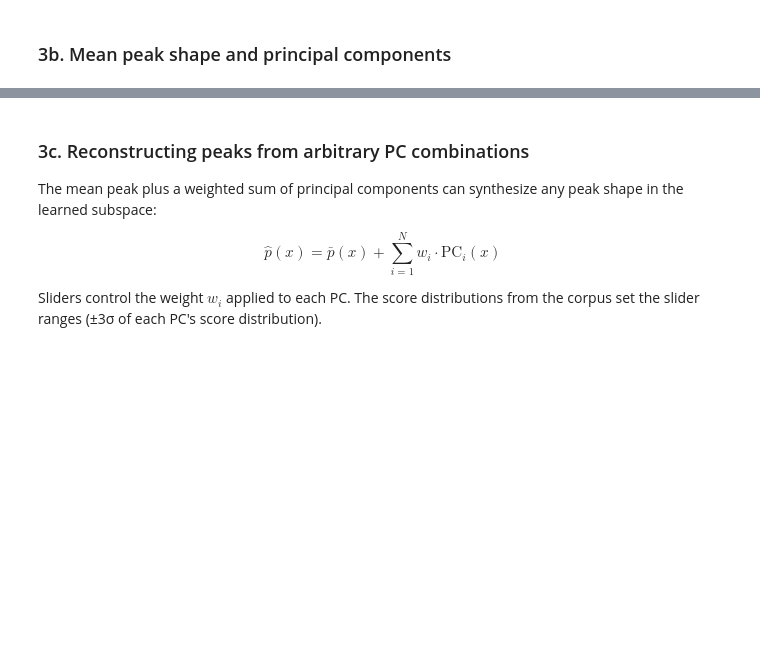
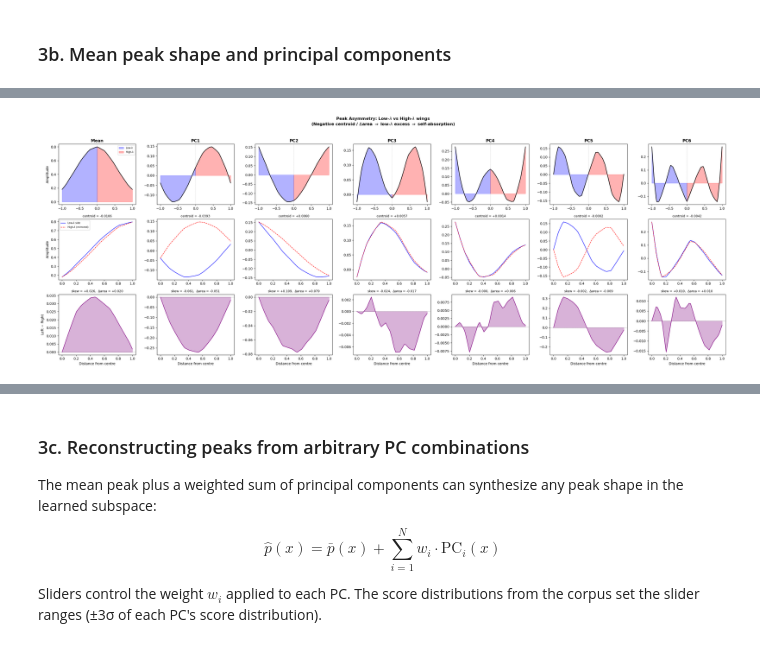
Before and after one commit to MWhitta/alibz, a Jupyter notebook: peaky_demo_v1.ipynb, the cells around one changed output, grey strips where cells are left out. Saved outputs shown, nothing was run; the diff lists cells and outputs as text; code cells hidden in the pictures; blank space fills up the shorter version.

```diff
--- a/peaky_demo_v1.ipynb
+++ b/peaky_demo_v1.ipynb
@@ -378,0 +394,92 @@ plt.show()
+# %%
+def asymmetry_metrics(profile, x):
+    """Compute centroid, skewness, and area asymmetry of a peak profile."""
+    mid = len(profile) // 2
+    left = profile[:mid]
+    right_flipped = profile[mid + 1:][::-1]
+    n = min(len(left), len(right_flipped))
+
+    w = np.abs(profile)
+    wsum = np.sum(w)
+    centroid = np.sum(x * w) / wsum if wsum > 0 else 0
+
+    mu = centroid
+    var = np.sum(w * (x - mu) ** 2) / wsum
+    skewness = np.sum(w * (x - mu) ** 3) / (wsum * var ** 1.5) if var > 1e-30 else 0
+
+    area_left = np.trapezoid(np.abs(profile[:mid + 1]), x[:mid + 1])
+    area_right = np.trapezoid(np.abs(profile[mid:]), x[mid:])
+    total = area_left + area_right
+    area_asym = (area_left - area_right) / total if total > 0 else 0
+
+    diff = left[:n] - right_flipped[:n]
+    return centroid, skewness, area_asym, diff
+
+
+# --- Profiles to analyse: mean + PC1-PC6 ---
+n_show = min(6, n_comp)
+profiles = [('Mean', mean_peak)] + [(f'PC{i+1}', components[i]) for i in range(n_show)]
+
+# --- Figure ---
+n_profiles = len(profiles)
+fig, axes = plt.subplots(3, n_profiles, figsize=(4 * n_profiles, 10), sharex='row')
+
+for col, (name, profile) in enumerate(profiles):
+    centroid, skewness, area_asym, diff = asymmetry_metrics(profile, x_norm)
+    mid = n_window_pts // 2
+
+    # Row 0: full profile with left/right shading
+    ax = axes[0, col]
+    ax.plot(x_norm, profile, 'k', lw=1.5)
+    ax.fill_between(x_norm[:mid + 1], profile[:mid + 1], alpha=0.3, color='blue', label='Low-$\\lambda$')
+    ax.fill_between(x_norm[mid:], profile[mid:], alpha=0.3, color='red', label='High-$\\lambda$')
+    ax.axvline(0, color='gray', ls=':', lw=0.5)
+    ax.set_title(name, fontweight='bold')
+    if col == 0:
+        ax.set_ylabel('Amplitude')
+        ax.legend(fontsize=7)
+
+    # Row 1: left vs mirrored-right overlay
+    ax = axes[1, col]
+    left = profile[:mid]
+    right_flipped = profile[mid + 1:][::-1]
+    n = min(len(left), len(right_flipped))
+    x_half = np.linspace(0, 1, n)
+    ax.plot(x_half, left[:n], 'b-', lw=1.2, label='Low-$\\lambda$ side')
+    ax.plot(x_half, right_flipped[:n], 'r--', lw=1.2, label='High-$\\lambda$ (mirrored)')
+    if col == 0:
+        ax.set_ylabel('Amplitude')
+        ax.legend(fontsize=7)
+    ax.set_title(f'centroid = {centroid:+.4f}', fontsize=9)
+
+    # Row 2: difference (left - mirrored right)
+    ax = axes[2, col]
+    ax.plot(x_half, diff[:n], 'purple', lw=1.2)
+    ax.fill_between(x_half, diff[:n], alpha=0.3, color='purple')
+    ax.axhline(0, color='k', ls=':', lw=0.5)
+    ax.set_xlabel('Distance from centre')
+    if col == 0:
+        ax.set_ylabel('Left $-$ Right')
+    ax.set_title(f'skew = {skewness:+.3f},  $\\Delta$area = {area_asym:+.3f}', fontsize=9)
+
+plt.suptitle(
+    'Peak Asymmetry: Low-$\\lambda$ vs High-$\\lambda$ wings\n'
+    '(Negative centroid / $\\Delta$area $\\Rightarrow$ low-$\\lambda$ excess $\\Rightarrow$ self-absorption)',
+    fontsize=12, fontweight='bold', y=1.02)
+plt.tight_layout()
+plt.show()
+
+# --- Summary table ---
+print(f'\n{"Profile":8s} {"Centroid":>10s} {"Skewness":>10s} {"ΔArea":>10s}  Interpretation')
+print('-' * 72)
+for name, profile in profiles:
+    c, s, a, _ = asymmetry_metrics(profile, x_norm)
+    if a < -0.01:
+        interp = 'Low-λ excess → self-absorption'
+    elif a > 0.01:
+        interp = 'High-λ excess → Stark asymmetry'
+    else:
+        interp = 'Symmetric'
+    print(f'{name:8s} {c:+10.4f} {s:+10.4f} {a:+10.4f}  {interp}')
+# %% [output]
+[figure, added]
```
Also changed, not shown: parts of 12 cells of this notebook, 14 other files.
